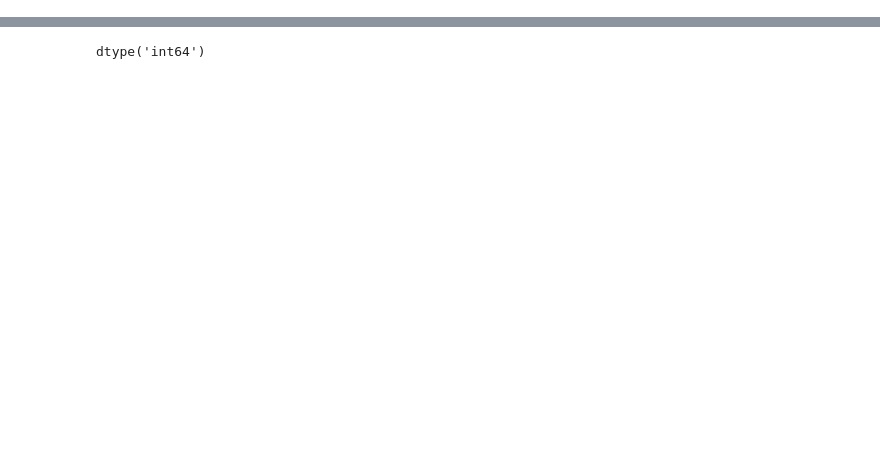
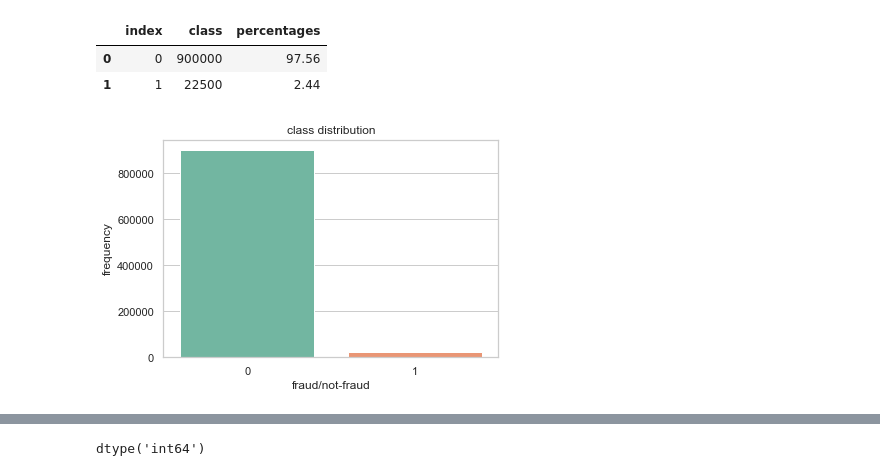
Before and after one commit to ServoCryptid/FraudDetection, a Jupyter notebook: autoencoder_approach.ipynb, the cells around one changed output, grey strips where cells are left out. Saved outputs shown, nothing was run; the diff lists cells and outputs as text; code cells hidden in the pictures; blank space fills up the shorter version.

```diff
--- a/autoencoder_approach.ipynb
+++ b/autoencoder_approach.ipynb
@@ -40,0 +46,2 @@ def get_day(x):
+# %%
+dataset= pd.read_csv(r"C:\Users\laris\Documents\Facultate\DSIP\fraud_and_nonfraud_imb.csv")
@@ -40,0 +139,20 @@ def get_day(x):
+# %%
+# let's see the fraud/non fraud percentages in the dataset
+# the dataset is an unbalanced one, 25% being fraudulent transactions and 75% being normal transactions
+
+class_df = dataset['class'].value_counts().to_frame().reset_index()
+class_df['percentages'] = class_df['class'].apply(lambda val: round(100*float(val)/len(dataset), 2))
+class_df
+# %% [output]
+|  | index | class | percentages |
+| 0 | 0 | 900000 | 97.56 |
+| 1 | 1 | 22500 | 2.44 |
+# %%
+sns.set(style='whitegrid')
+sns.barplot(x=dataset['class'].value_counts().index, y=dataset['class'].value_counts().values, palette='Set2')
+plt.xlabel('fraud/not-fraud')
+plt.ylabel('frequency')
+plt.title('class distribution')
+plt.show()
+# %% [output]
+[figure, added]
```
Also changed, not shown: parts of 51 cells of this notebook.
